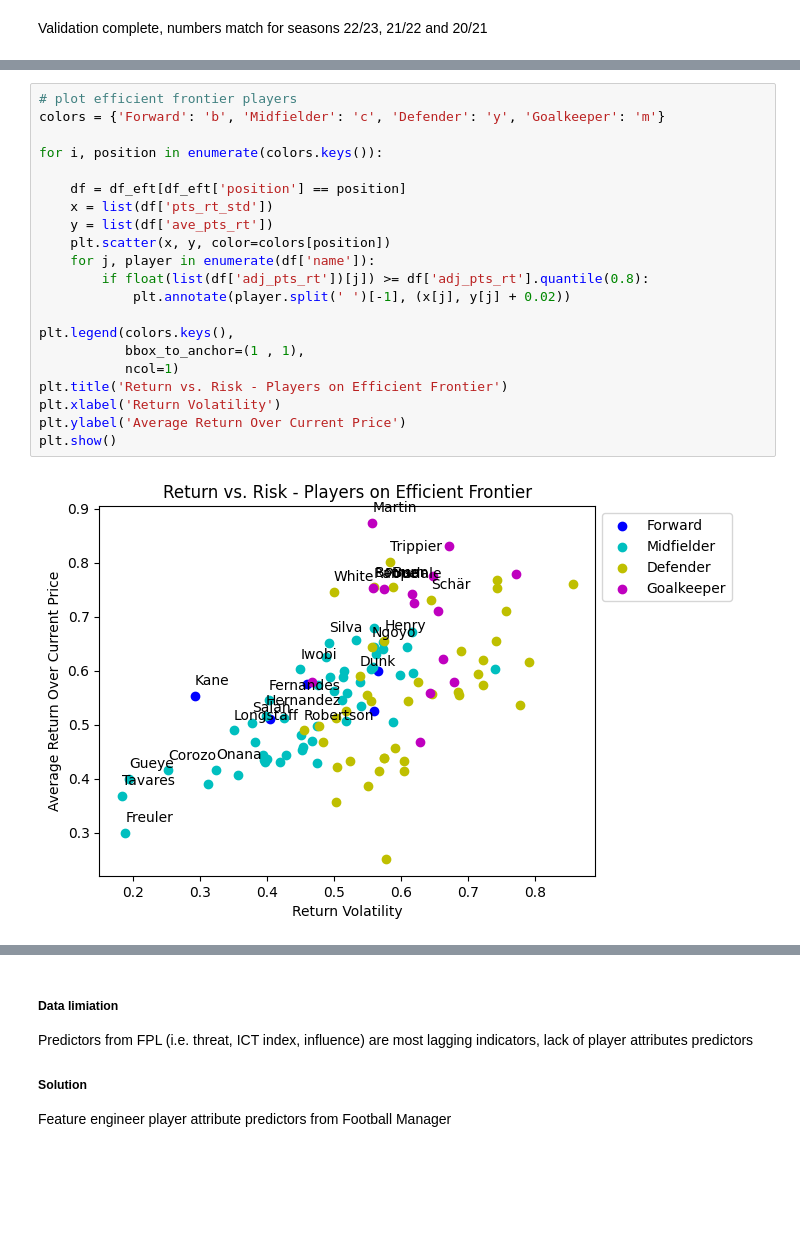
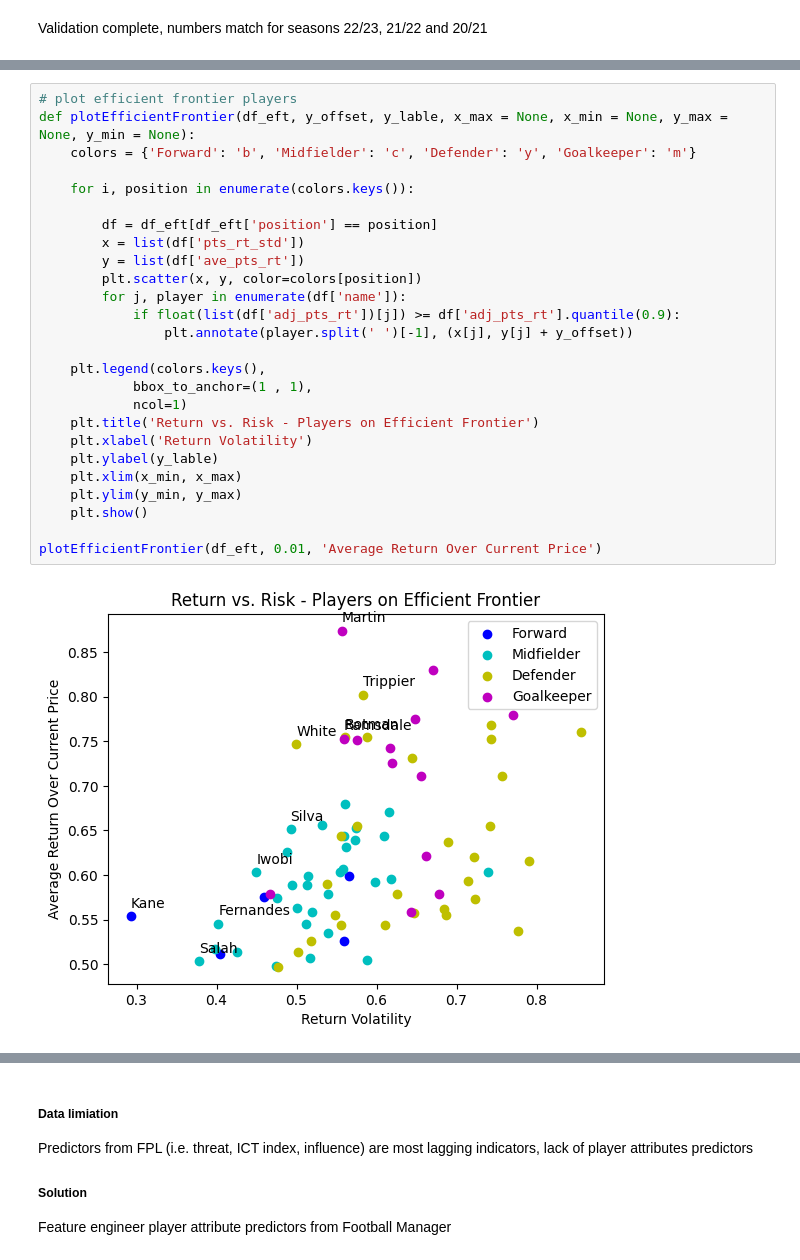
Before and after one commit to Willyiam723/fpl, a Jupyter notebook: main.ipynb, the cells around one changed output, grey strips where cells are left out. Drawn from its saved outputs; the diff is of its cells as text; blank space fills up the shorter version.

```diff
--- a/main.ipynb
+++ b/main.ipynb
@@ -213,23 +221,28 @@ df_eft.head(20)
 # %%
 # plot efficient frontier players
-colors = {'Forward': 'b', 'Midfielder': 'c', 'Defender': 'y', 'Goalkeeper': 'm'}
+def plotEfficientFrontier(df_eft, y_offset, y_lable, x_max = None, x_min = None, y_max = None, y_min = None):
+    colors = {'Forward': 'b', 'Midfielder': 'c', 'Defender': 'y', 'Goalkeeper': 'm'}
 
-for i, position in enumerate(colors.keys()):
+    for i, position in enumerate(colors.keys()):
 
-    df = df_eft[df_eft['position'] == position]
-    x = list(df['pts_rt_std'])
-    y = list(df['ave_pts_rt'])
-    plt.scatter(x, y, color=colors[position])
-    for j, player in enumerate(df['name']):
-        if float(list(df['adj_pts_rt'])[j]) >= df['adj_pts_rt'].quantile(0.8):
-            plt.annotate(player.split(' ')[-1], (x[j], y[j] + 0.02))
+        df = df_eft[df_eft['position'] == position]
+        x = list(df['pts_rt_std'])
+        y = list(df['ave_pts_rt'])
+        plt.scatter(x, y, color=colors[position])
+        for j, player in enumerate(df['name']):
+            if float(list(df['adj_pts_rt'])[j]) >= df['adj_pts_rt'].quantile(0.9):
+                plt.annotate(player.split(' ')[-1], (x[j], y[j] + y_offset))
 
-plt.legend(colors.keys(),
-           bbox_to_anchor=(1 , 1),
-           ncol=1)
-plt.title('Return vs. Risk - Players on Efficient Frontier')
-plt.xlabel('Return Volatility')
-plt.ylabel('Average Return Over Current Price')
-plt.show()
+    plt.legend(colors.keys(),
+            bbox_to_anchor=(1 , 1),
+            ncol=1)
+    plt.title('Return vs. Risk - Players on Efficient Frontier')
+    plt.xlabel('Return Volatility')
+    plt.ylabel(y_lable)
+    plt.xlim(x_min, x_max)
+    plt.ylim(y_min, y_max)
+    plt.show()
+
+plotEfficientFrontier(df_eft, 0.01, 'Average Return Over Current Price')
 # %% [output]
-[figure, old version]
+[figure, new version]
```
Also changed, not shown: parts of 6 cells of this notebook.
